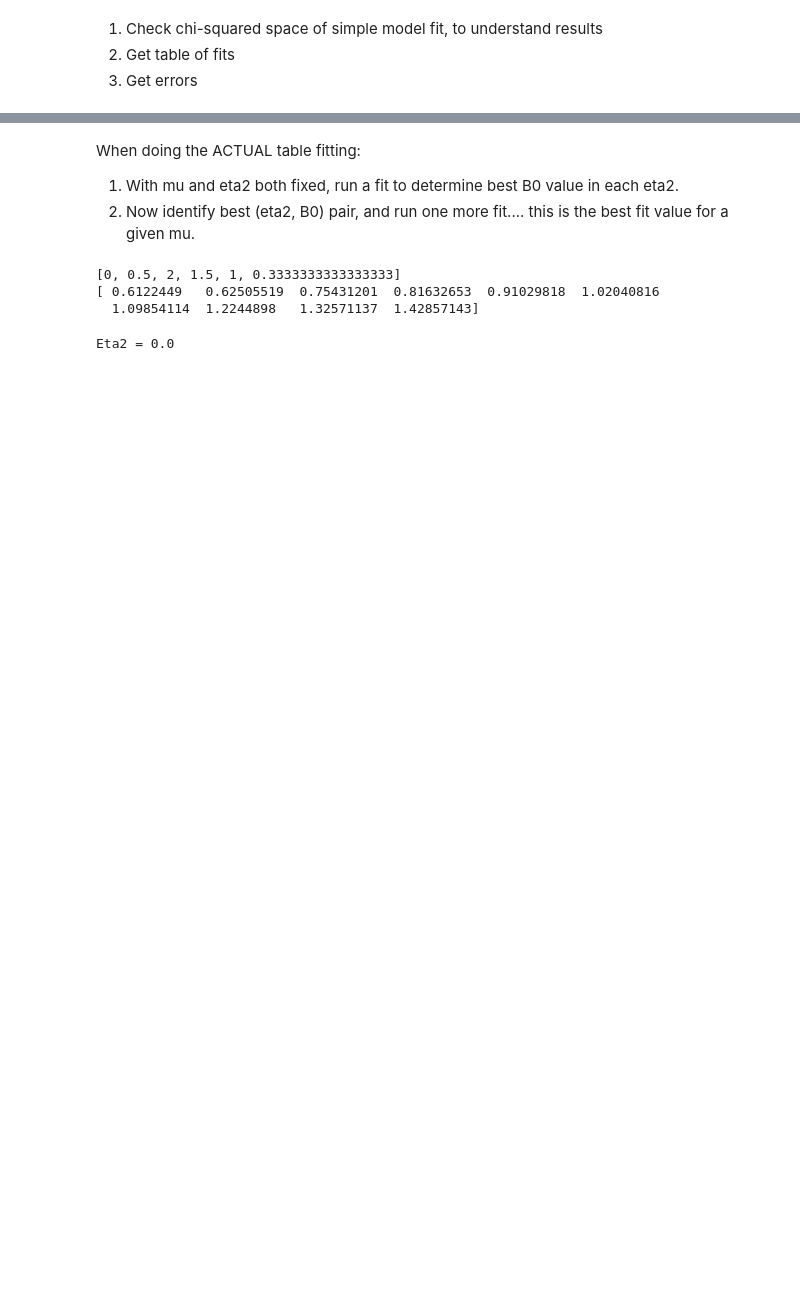
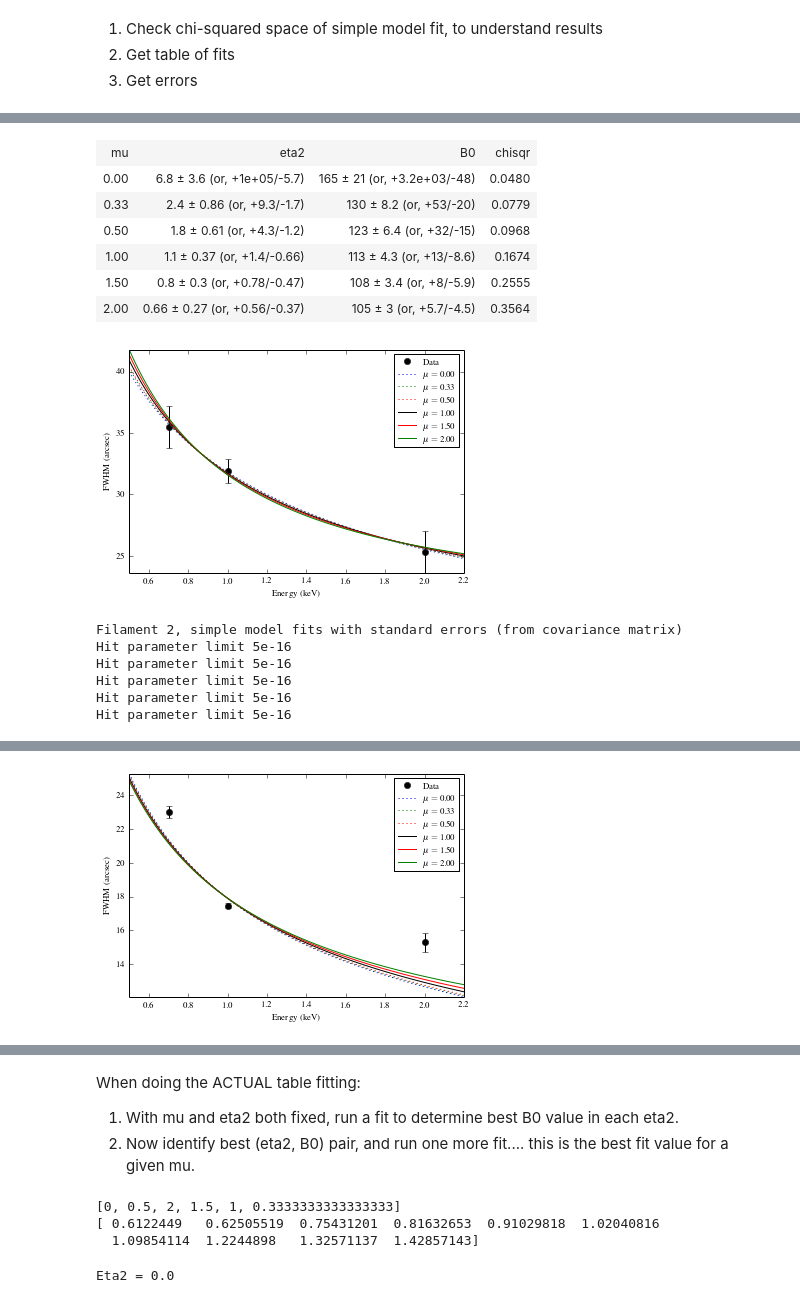
Before and after one commit to aarontran/snr-filaments, a Jupyter notebook: code-models/sn1006-fit-tables.ipynb, the cells around one changed output, grey strips where cells are left out. Drawn from its saved outputs; the diff is of its cells as text; code cells hidden in the pictures; blank space fills up the shorter version.

```diff
--- a/code-models/sn1006-fit-tables.ipynb
+++ b/code-models/sn1006-fit-tables.ipynb
@@ -171,17 +315,48 @@ eta2      -inf   0.00010   2.87972
-# %%
-table = ListTable()
-table.append(['Region'] + labels)
-for n in flmt_regs[flmt]:
-    reg = regions[n]
-    # Get fwhms and errors
-    fwhms = [reg[lab]['meas']['fwhm'] for lab in labels]
-    fwhm_errs = [np.mean(reg[lab]['meas']['fwhm-errs']) for lab in labels]
-
-    # Pretty-print fwhm if possible, and add row to table
-    fwhms_prnt = []
-    for fwhm, fwhme in zip(fwhms, fwhm_errs):
-        if np.isfinite(fwhm):
-            fwhms_prnt.append('{: 0.2f} +/- {: 0.2f}'.format(fwhm, fwhme))
-        else:
-            fwhms_prnt.append('')
-    table.append([n] + fwhms_prnt)
+# %%
+snr = snrcat.make_SN1006()
+kevs = SN1006_KEVS
+
+mu_vals = [0., 1./3, 0.5, 1, 1.5, 2.]
+fmt_vals = [':b', ':g', ':r', '-k', '-r', '-g']
+
+# Almost all this code is for pretty printing, which is good.
+# The fit implementation and error computations are abstracted away, as they should be
+for flmt in [1,2,3,4,5]:
+
+    data, eps = SN1006_DATA[flmt]  # Data access occurs here
+
+    print 'Filament {}, simple model fits with standard errors (from covariance matrix)'.format(flmt)
+
+    # Material below may be refactorable
+    table = ListTable()
+    table.append(['mu', 'eta2', 'B0', 'chisqr'])
+
+    plt.figure(figsize=(6,4))
+    plt.errorbar(kevs, data, yerr=eps, fmt='ok')
+
+    for mu, fmt in zip(mu_vals, fmt_vals):
+
+        res = models.simple_fit(snr, kevs, data, eps, mu)
+        p = res.params
+        ci2 = get_ci_bounds(res, ci_vals=(0.683,))
+        p['eta2'].better_err = get_ci_errors(ci2, 'eta2', ci_val=0.683)
+        p['B0'].better_err = get_ci_errors(ci2, 'B0', ci_val=0.683)
+
+        table_row = ['{:0.2f}'.format(mu)]
+        table_row.append('{:0.2g} &plusmn; {:0.2g} (or, +{:0.2g}/-{:0.2g})'.format(
+                         p['eta2'].value, p['eta2'].stderr, p['eta2'].better_err[1], p['eta2'].better_err[0]))
+        table_row.append('{:0.3g} &plusmn; {:0.2g} (or, +{:0.2g}/-{:0.2g})'.format(
+                         p['B0'].value * 1e6, p['B0'].stderr * 1e6, p['B0'].better_err[1]*1e6, p['B0'].better_err[0]*1e6))
+        table_row.append('{:0.4f}'.format(res.chisqr))
+        table.append(table_row)
+
+        kevs_m = np.linspace(kevs[0]-0.2, kevs[-1]+0.2, 100)
+        fwhms_m = models.width_dump(p, kevs_m, snr)
+        plt.plot(kevs_m, fwhms_m, fmt)
+
+    display(table)
+    fplot('Energy (keV)', 'FWHM (arcsec)', axargs='tight')
+    plt.legend( tuple(['Data'] + [r'$\mu = {:0.2f}$'.format(mu) for mu in mu_vals]), loc='best')
+    plt.show()
+    print ''
+# %% [output]
@@ -187,0 +368,14 @@ for n in flmt_regs[flmt]:
+| mu | eta2 | B0 | chisqr |
+| 0.00 | 6.8 ± 3.6 (or, +1e+05/-5.7) | 165 ± 21 (or, +3.2e+03/-48) | 0.0480 |
+| 0.33 | 2.4 ± 0.86 (or, +9.3/-1.7) | 130 ± 8.2 (or, +53/-20) | 0.0779 |
+| 0.50 | 1.8 ± 0.61 (or, +4.3/-1.2) | 123 ± 6.4 (or, +32/-15) | 0.0968 |
+| 1.00 | 1.1 ± 0.37 (or, +1.4/-0.66) | 113 ± 4.3 (or, +13/-8.6) | 0.1674 |
+| 1.50 | 0.8 ± 0.3 (or, +0.78/-0.47) | 108 ± 3.4 (or, +8/-5.9) | 0.2555 |
+| 2.00 | 0.66 ± 0.27 (or, +0.56/-0.37) | 105 ± 3 (or, +5.7/-4.5) | 0.3564 |
+[figure, added]
+Filament 2, simple model fits with standard errors (from covariance matrix)
+Hit parameter limit 5e-16
+Hit parameter limit 5e-16
+Hit parameter limit 5e-16
+Hit parameter limit 5e-16
+Hit parameter limit 5e-16
@@ -187,0 +389 @@ for n in flmt_regs[flmt]:
+[figure, added]
```
Also changed, not shown: parts of 31 cells of this notebook, 8 other files.
